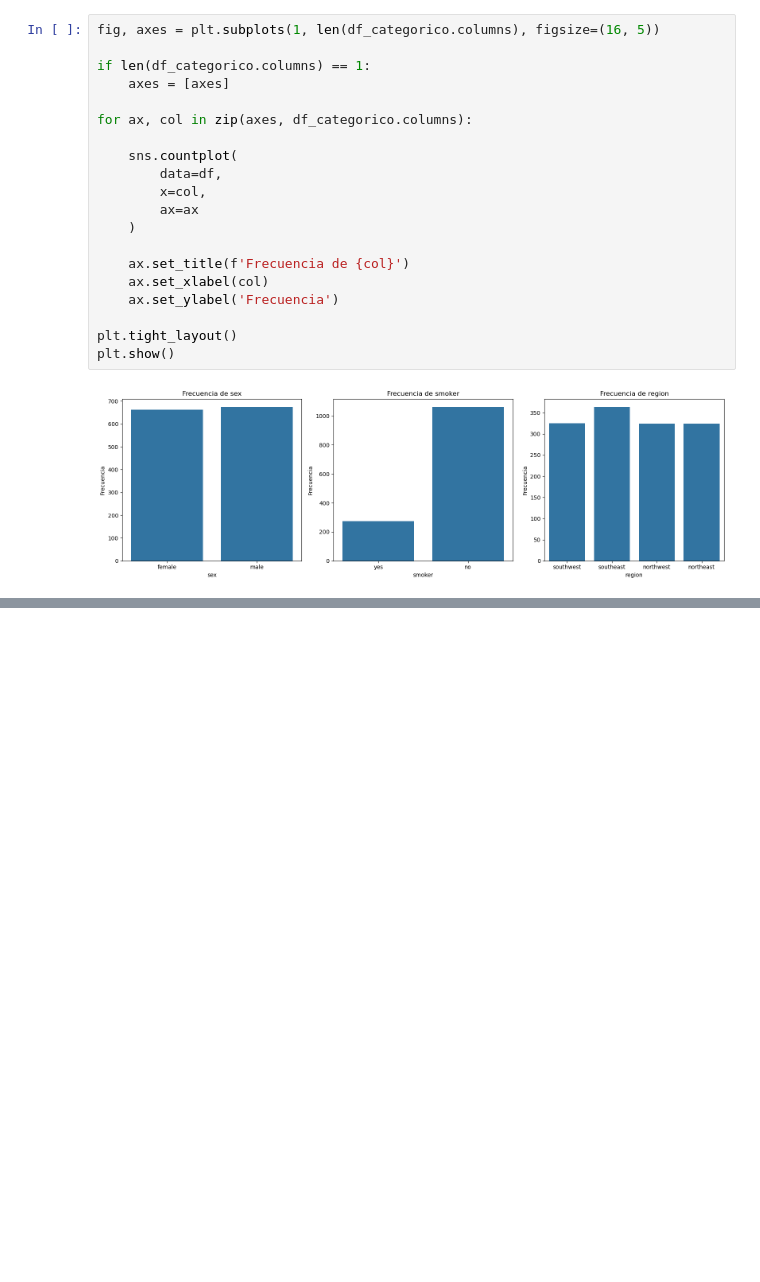
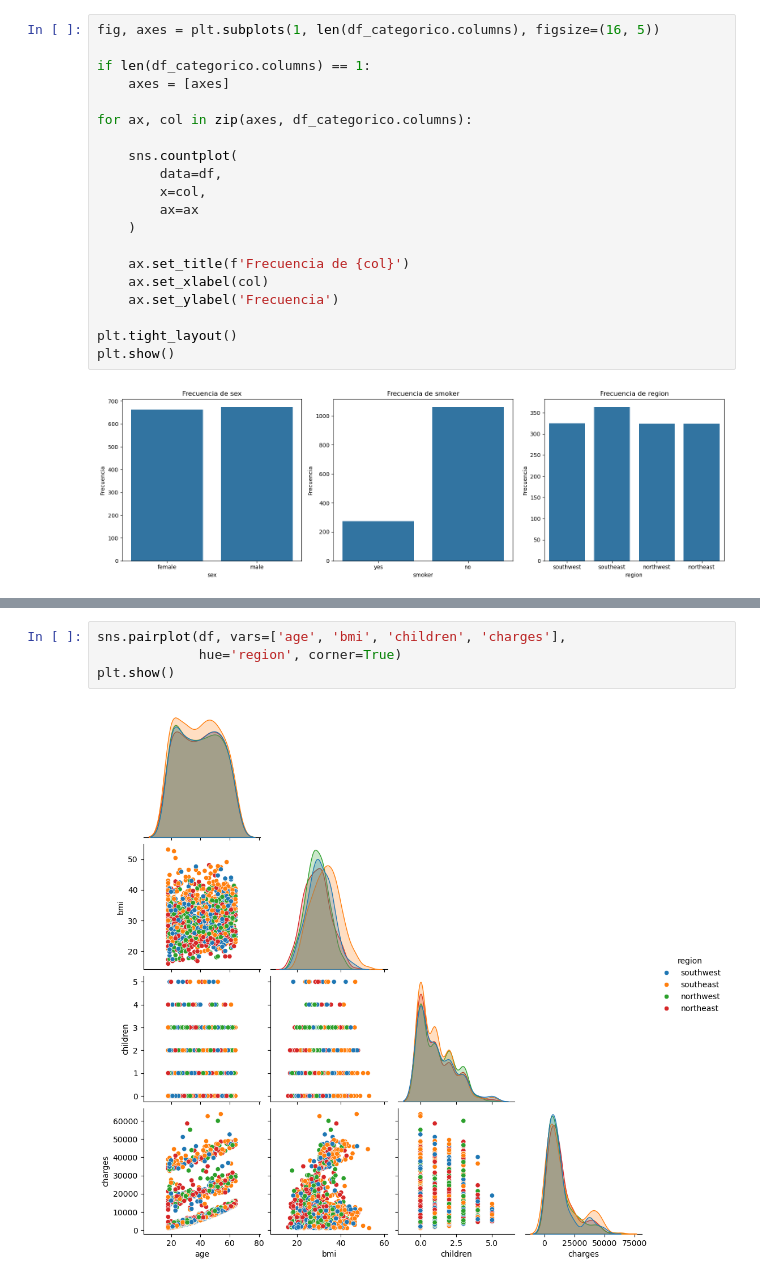
Before and after one commit to MHAlberto/MedicalCostPrediction, a Jupyter notebook: notebooks/01_EDA.ipynb, the cells around one changed output, grey strips where cells are left out. Saved outputs shown, nothing was run; the diff lists cells and outputs as text; blank space fills up the shorter version.

```diff
--- a/notebooks/01_EDA.ipynb
+++ b/notebooks/01_EDA.ipynb
@@ -320,0 +419,6 @@ plt.show()
+# %%
+sns.pairplot(df, vars=['age', 'bmi', 'children', 'charges'],
+             hue='region', corner=True)
+plt.show()
+# %% [output]
+[figure, added]
```
Also changed, not shown: parts of 13 cells of this notebook.
